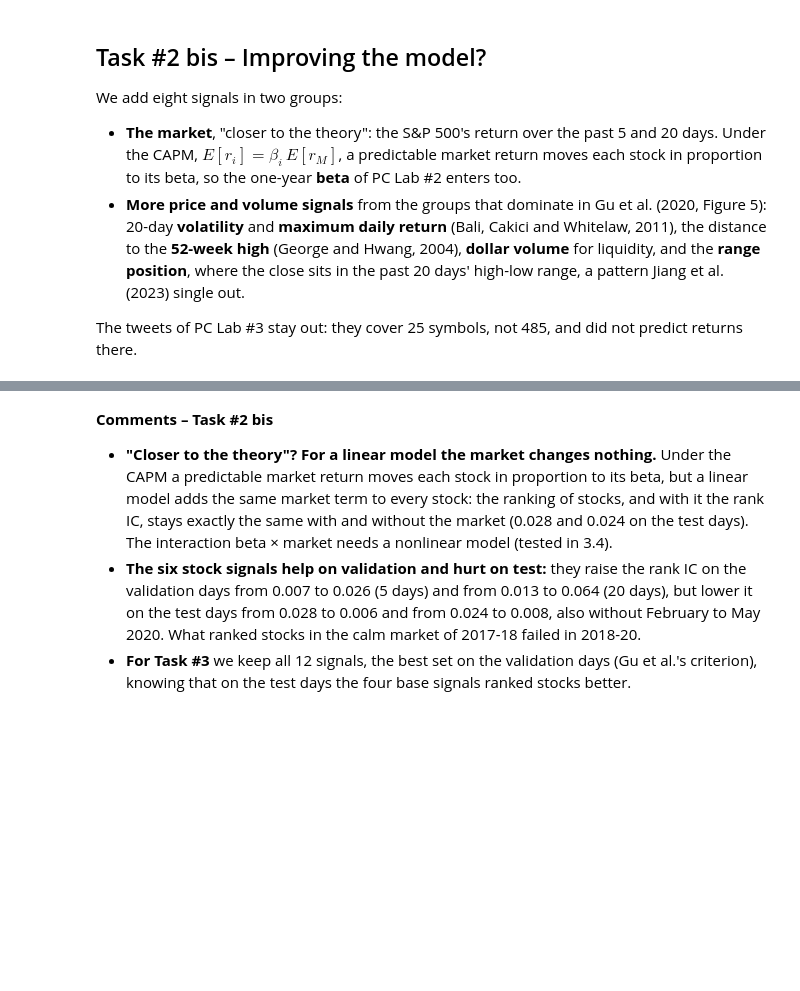
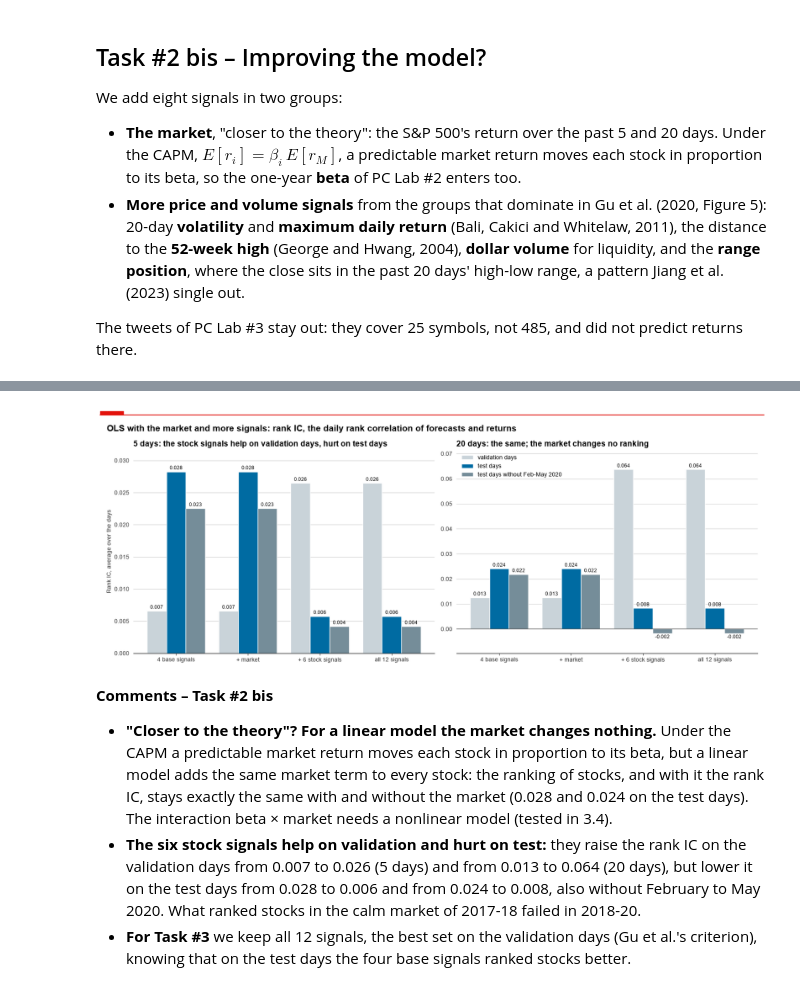
Before and after one commit to cboumans/Finance_with_Big_Data, a Jupyter notebook: lab4/PCLab4_Group4.ipynb, the cells around one changed output, grey strips where cells are left out. Saved outputs shown, nothing was run; the diff lists cells and outputs as text; code cells hidden in the pictures; blank space fills up the shorter version.

```diff
--- a/lab4/PCLab4_Group4.ipynb
+++ b/lab4/PCLab4_Group4.ipynb
@@ -568,3 +611,42 @@ show()
+# %%
+SETS = {"4 base signals": BASE, "+ market": BASE + MARKET_SIGNALS, "+ 6 stock signals": STOCK_SIGNALS,
+        "all 12 signals": ALL_SIGNALS}
+COVID = (pd.Timestamp("2020-02-01"), pd.Timestamp("2020-05-31"))      # the crash and the rebound
+SUBSAMPLES = ["validation days", "test days", "test days without Feb-May 2020"]
+
+by_set = {}                                                           # OLS on every signal set: rank IC by subsample
+for h, (X, y, masks) in data.items():
+    estimation, validation, test = masks["estimation"], masks["validation"], masks["test"]
+    calm = test & ~((dates >= COVID[0]) & (dates <= COVID[1]))
+    subsamples = dict(zip(SUBSAMPLES, [validation, test, calm]))
+    for name, signals in SETS.items():
+        predicted = LinearRegression().fit(X.loc[estimation, signals], y[estimation]).predict(X[signals])
+        by_set[(h, name)] = {sample: rank_ic(y[mask], predicted[mask], dates[mask])[0]
+                             for sample, mask in subsamples.items()}
+by_set = pd.DataFrame(by_set).T
+
+ridge_all = {h: fit_linear(h, ALL_SIGNALS, "12 signals") for h in HORIZONS}   # Task #3's linear benchmarks
+# %%
+fig, axes = plt.subplots(1, len(HORIZONS), figsize=(16, 6))
+titles = {5: "5 days: the stock signals help on validation days, hurt on test days",
+          20: "20 days: the same; the market changes no ranking"}
+for ax, h in zip(axes, HORIZONS):
+    part = by_set.xs(h, level=0)
+    positions = np.arange(len(part))
+    for i, (column, color) in enumerate(zip(SUBSAMPLES, [LIGHT_GREY, ECONOMIST_COLORS[0], GREY])):
+        bars = ax.bar(positions + (i - 1) * 0.27, part[column], width=0.27, color=color, edgecolor="white",
+                      linewidth=1, label=column)
+        ax.bar_label(bars, fmt="%.3f", fontsize=8.5, padding=2)
+    ax.axhline(0, color=DARK, lw=0.8)
+    ax.set_xticks(positions, part.index)
+    ax.set_title(titles[h])
+    ax.margins(y=0.12)
+    ax.grid(False, axis="x")
+axes[0].set_ylabel("Rank IC, average over the days")
+axes[1].legend(loc="upper left", fontsize=10)
+show("OLS with the market and more signals: rank IC, the daily rank correlation of forecasts and returns")
+# %% [output]
+[figure, added]
 # %% [markdown]
 **Comments – Task #2 bis**
 
```
Also changed, not shown: parts of 48 cells of this notebook.
